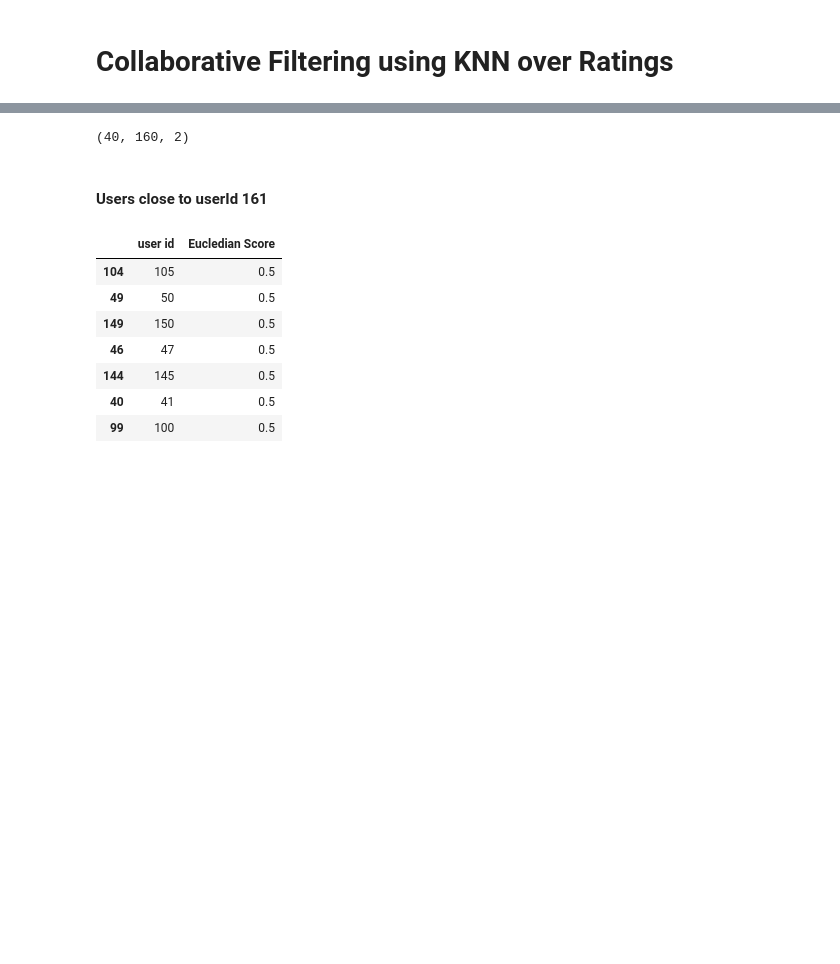
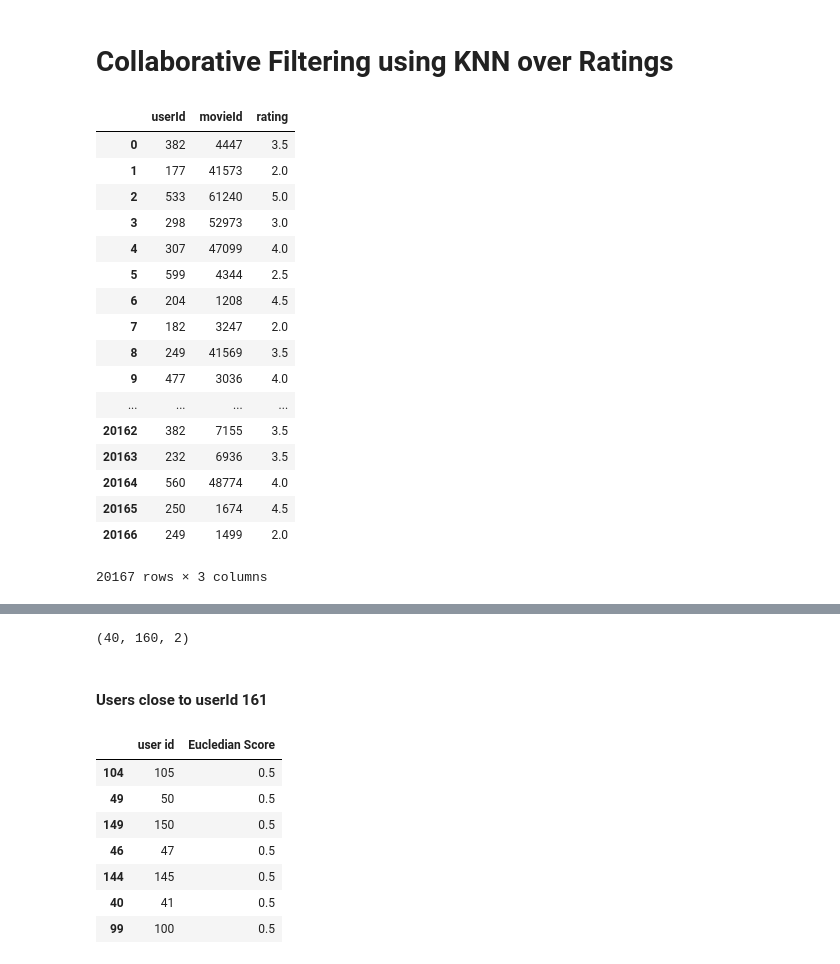
Before and after one commit to ResearchPark/Cross-domain-Recommendation, a Jupyter notebook: Cross-domain_Recommendation_System.ipynb, the cells around one changed output, grey strips where cells are left out. Cells and saved outputs as stored; diff of their text form; code cells hidden in the pictures; blank space fills up the shorter version.

```diff
--- a/Cross-domain_Recommendation_System.ipynb
+++ b/Cross-domain_Recommendation_System.ipynb
@@ -137,0 +122,26 @@ utest = (user_ratings[16009595:])
+# %%
+test_size = int(0.2*user_ratings.shape[0])
+# %%
+xtest = user_ratings[['userId', 'movieId', 'rating']].sample(n=test_size).reset_index(drop=True)
+xtrain = pd.merge(user_ratings[['userId', 'movieId', 'rating']], xtest, on=['userId', 'movieId', 'rating'], how='outer', indicator=True).query("_merge != 'both'").drop('_merge', axis=1).reset_index(drop=True)
+# %%
+xtest
+# %% [output]
+|  | userId | movieId | rating |
+| 0 | 382 | 4447 | 3.5 |
+| 1 | 177 | 41573 | 2.0 |
+| 2 | 533 | 61240 | 5.0 |
+| 3 | 298 | 52973 | 3.0 |
+| 4 | 307 | 47099 | 4.0 |
+| 5 | 599 | 4344 | 2.5 |
+| 6 | 204 | 1208 | 4.5 |
+| 7 | 182 | 3247 | 2.0 |
+| 8 | 249 | 41569 | 3.5 |
+| 9 | 477 | 3036 | 4.0 |
+| ... | ... | ... | ... |
+| 20162 | 382 | 7155 | 3.5 |
+| 20163 | 232 | 6936 | 3.5 |
+| 20164 | 560 | 48774 | 4.0 |
+| 20165 | 250 | 1674 | 4.5 |
+| 20166 | 249 | 1499 | 2.0 |
+20167 rows × 3 columns
```
Also changed, not shown: parts of 15 cells of this notebook, 3 other files.
